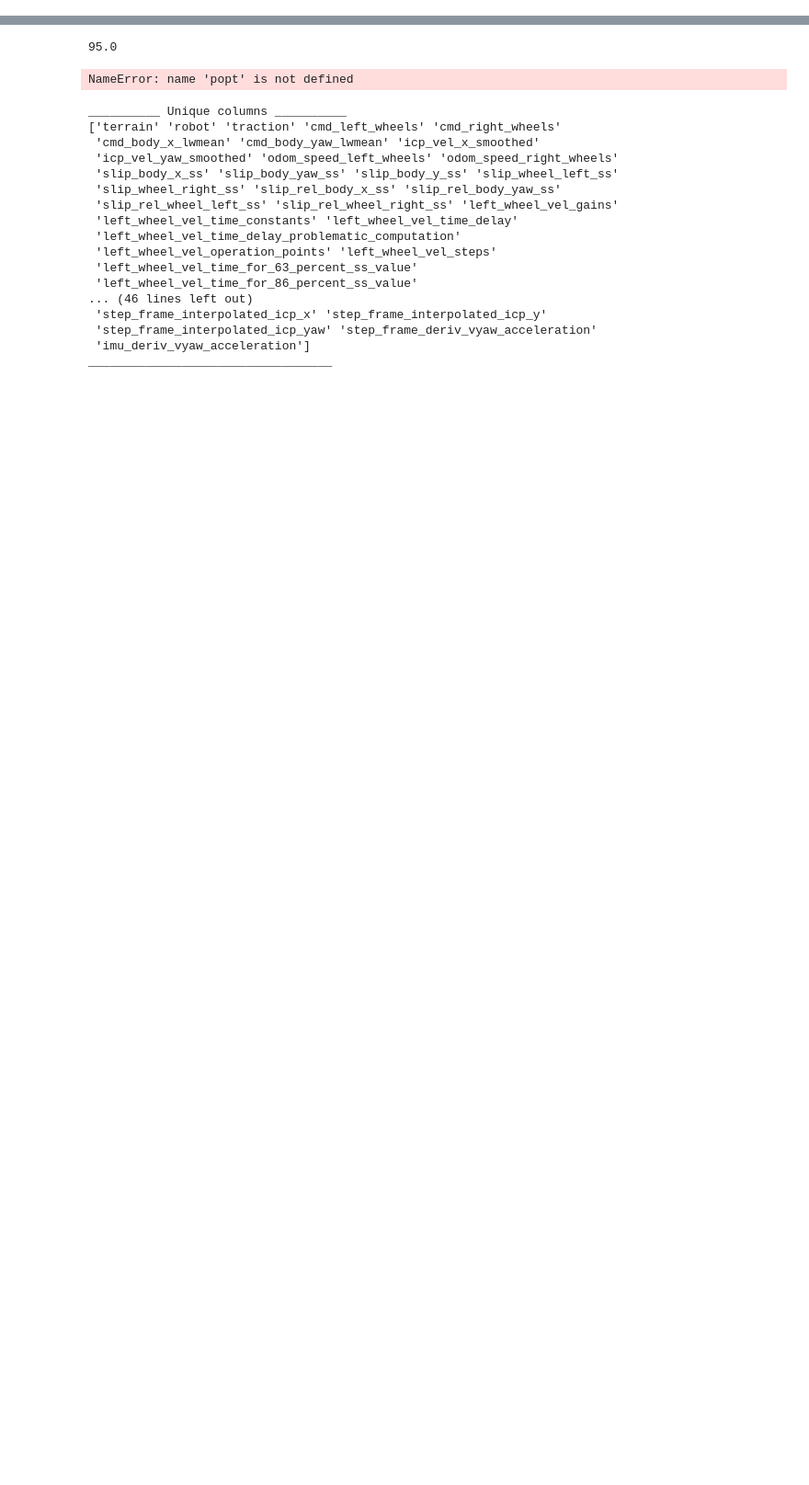
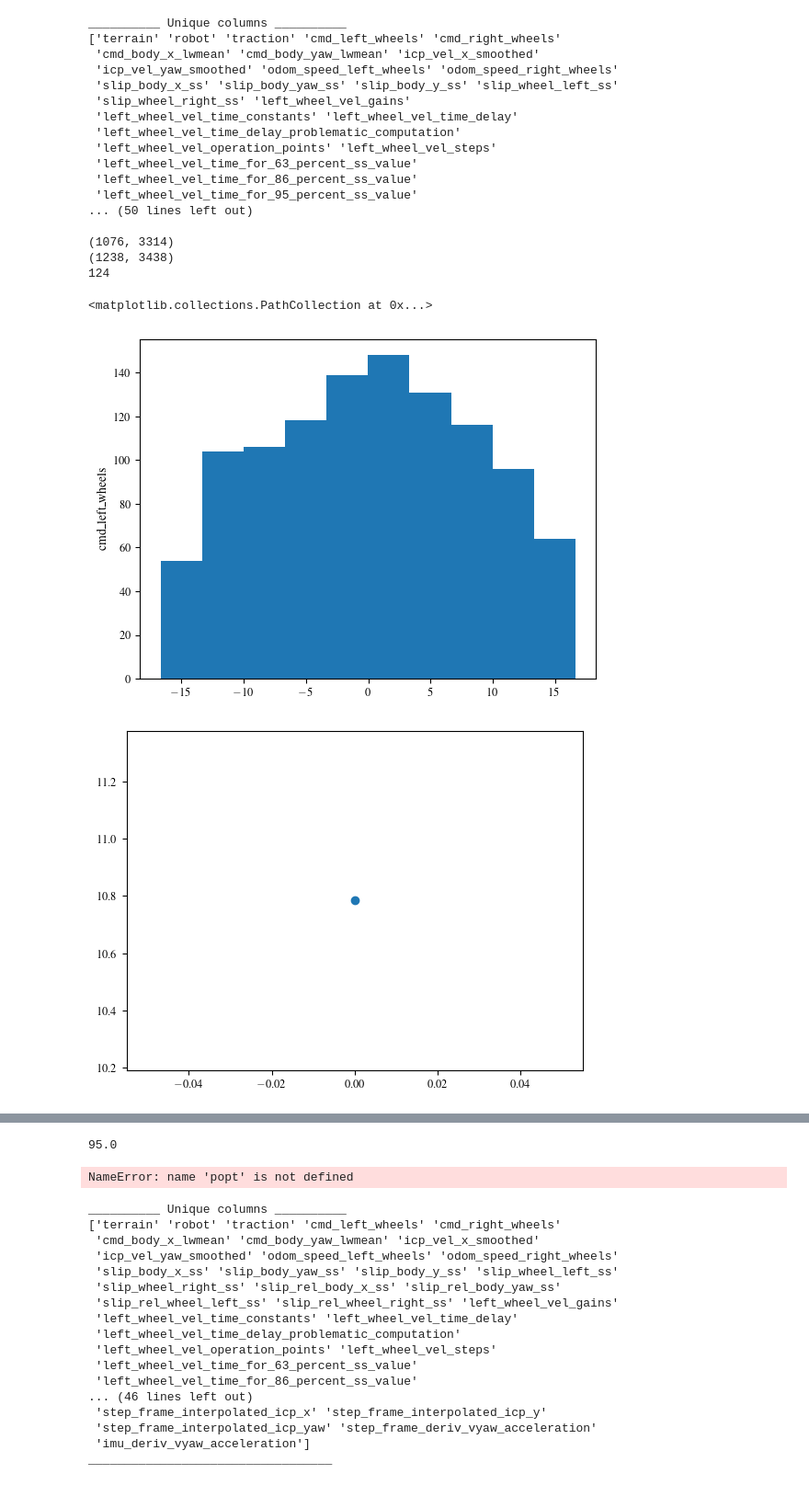
Before and after one commit to norlab-ulaval/doughnut_calib, a Jupyter notebook: drive/model_training/data_utils/dev_graph.ipynb, the cells around one changed output, grey strips where cells are left out. Shown at 92% size. Saved outputs shown, nothing was run; the diff lists cells and outputs as text; code cells hidden in the pictures; blank space fills up the shorter version.

```diff
--- a/drive/model_training/data_utils/dev_graph.ipynb
+++ b/drive/model_training/data_utils/dev_graph.ipynb
@@ -46,7 +45,8 @@ with open(PATH_TO_METRIC_RESULTS, 'rb') as file:
 
             KineticEnergyICPOnly = diff_metric_res["KineticEnergyICPOnly"]["drive_dataset_warthog_wheels"]
             KineticEnergyWheelOnly = diff_metric_res["KineticEnergyWheelOnly"]["drive_dataset_warthog_wheels"]
-
+            print(diff_metric_res.keys())
+            KineticEnergyMetricOnly = diff_metric_res["KineticEnergyMetricOnly"]["drive_dataset_warthog_wheels"]
             print_column_unique_column(kin_metric)
             print_column_unique_column(model_prediction_metric)
 # %% [output]
@@ -67,6 +68,48 @@ __________________________________
 __________Multiple columns__________
 ['cmd_left_wheel' 'cmd_right_wheel']
 __________________________________
+# %%
+KineticEnergyICPOnly = diff_metric_res["KineticEnergyICPOnly"]["drive_dataset_warthog_wheels"]
+KineticEnergyWheelOnly = diff_metric_res["KineticEnergyWheelOnly"]["drive_dataset_warthog_wheels"]
+KineticEnergyMetricOnly = diff_metric_res["KineticEnergyMetricOnly"]["drive_dataset_warthog_wheels"]
+
+
+df =  pd.read_pickle("/home/nicolassamson/ros2_ws/src/DRIVE/drive_datasets/results_multiple_terrain_dataframe/filtered_cleared_path_warthog_max_lin_speed_5.0_all_terrain_steady_state_dataset.pkl")
+df2 = pd.read_pickle("/home/nicolassamson/ros2_ws/src/DRIVE/drive_datasets/results_multiple_terrain_dataframe/filtered_cleared_path_warthog_max_lin_speed_all_speed_all_terrain_steady_state_dataset.pkl")
+print_column_unique_column(df) #.hist("cmd_left_wheel")
+
+print(df.shape)
+print(df2.shape)
+print(df2.shape[1] - df.shape[1])
+histogram(df,"cmd_left_wheels")
+
+
+column = column_type_extractor(df,"cmd_left_wheels")
+
+
+fig, ax  = plt.subplots(1,1)
+ax.scatter(np.arange(column.shape[1]),column[0,:])
+# %% [output]
+__________ Unique columns __________
+['terrain' 'robot' 'traction' 'cmd_left_wheels' 'cmd_right_wheels'
+ 'cmd_body_x_lwmean' 'cmd_body_yaw_lwmean' 'icp_vel_x_smoothed'
+ 'icp_vel_yaw_smoothed' 'odom_speed_left_wheels' 'odom_speed_right_wheels'
+ 'slip_body_x_ss' 'slip_body_yaw_ss' 'slip_body_y_ss' 'slip_wheel_left_ss'
+ 'slip_wheel_right_ss' 'left_wheel_vel_gains'
+ 'left_wheel_vel_time_constants' 'left_wheel_vel_time_delay'
+ 'left_wheel_vel_time_delay_problematic_computation'
+ 'left_wheel_vel_operation_points' 'left_wheel_vel_steps'
+ 'left_wheel_vel_time_for_63_percent_ss_value'
+ 'left_wheel_vel_time_for_86_percent_ss_value'
+ 'left_wheel_vel_time_for_95_percent_ss_value'
+... (50 lines left out)
+
+(1076, 3314)
+(1238, 3438)
+124
+<matplotlib.collections.PathCollection at 0x...>
+[figure, added]
+[figure, added]
 # %%
 def scatter_plot_correlation(ax,x,y,x_95,labels,color):
 
```
Also changed, not shown: parts of 9 cells of this notebook, 15 other files.
